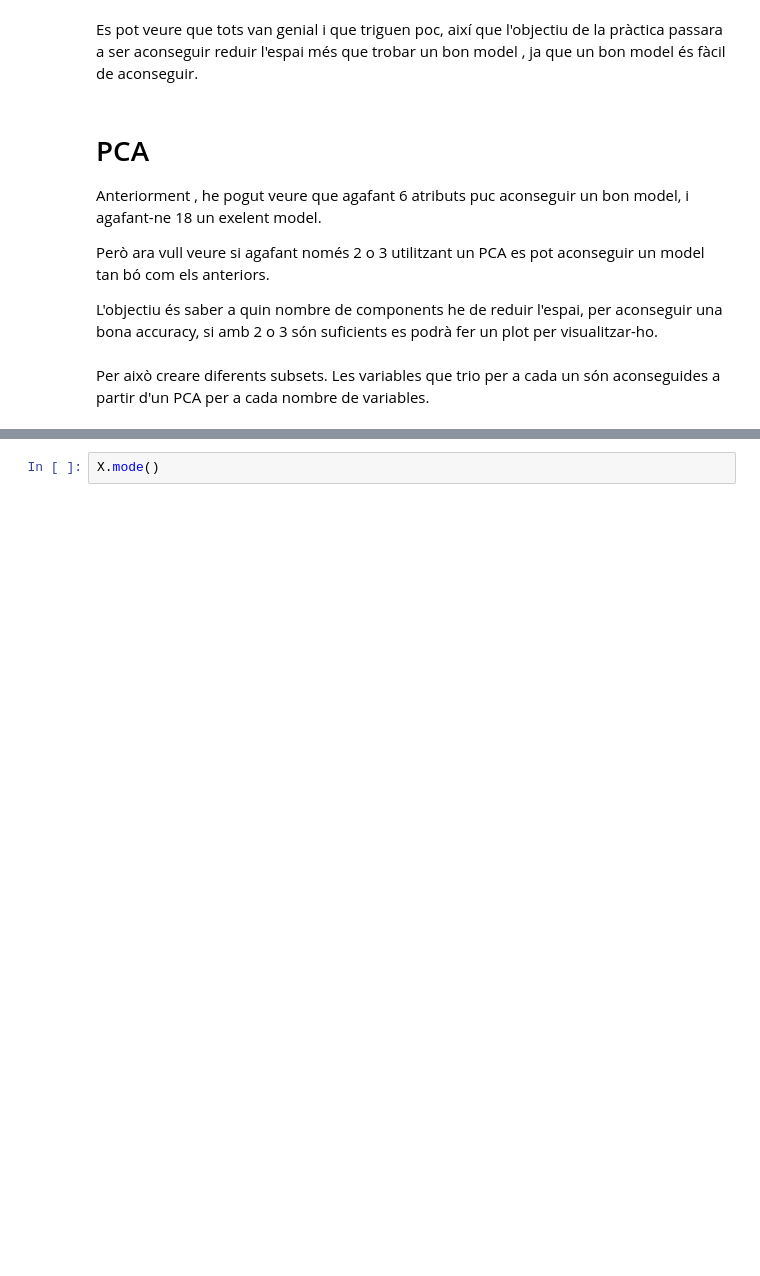
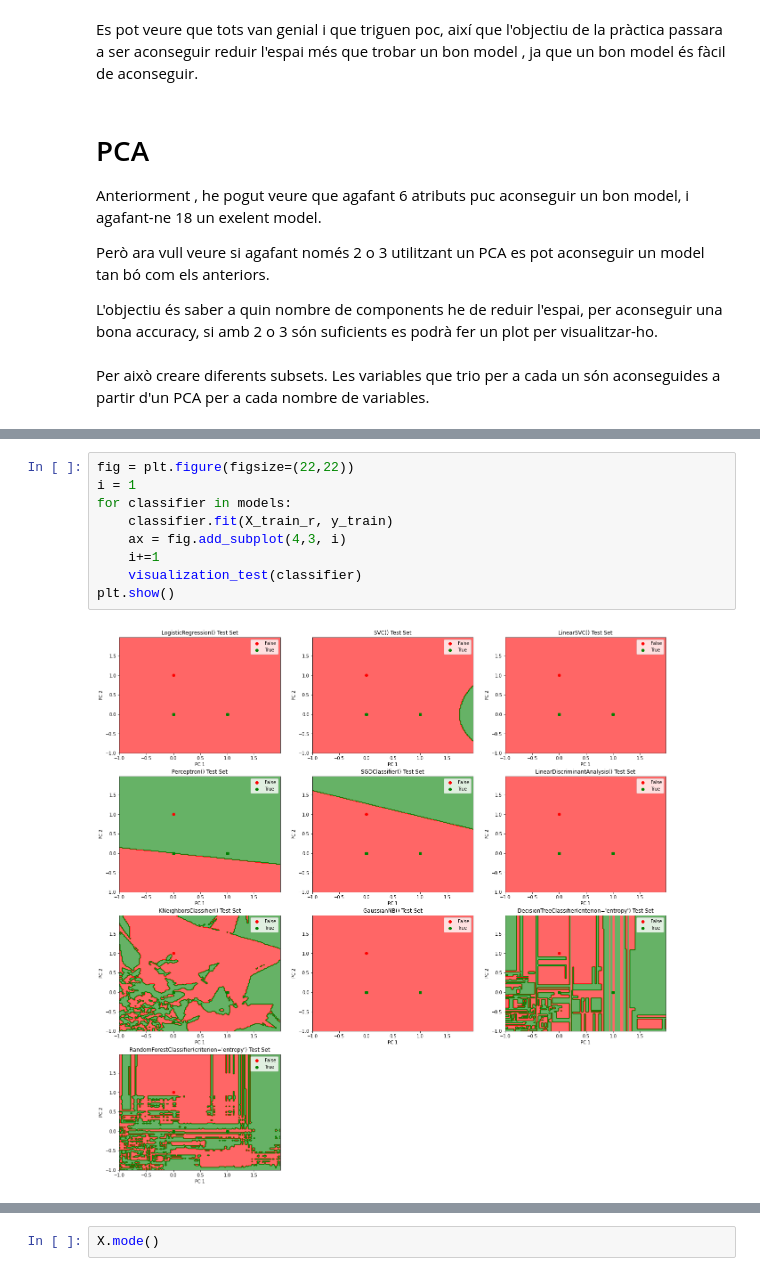
Before and after one commit to AlbertRoca29/Mushrooms, a Jupyter notebook: mushrooms.ipynb, the cells around one changed output, grey strips where cells are left out. Saved outputs shown, nothing was run; the diff lists cells and outputs as text; blank space fills up the shorter version.

```diff
--- a/mushrooms.ipynb
+++ b/mushrooms.ipynb
@@ -461,0 +586,11 @@ Visualització gràfica dels PCA.
+# %%
+fig = plt.figure(figsize=(22,22))
+i = 1
+for classifier in models:
+    classifier.fit(X_train_r, y_train)
+    ax = fig.add_subplot(4,3, i)
+    i+=1
+    visualization_test(classifier)
+plt.show()
+# %% [output]
+[figure, added]
```
Also changed, not shown: parts of 36 cells of this notebook.
